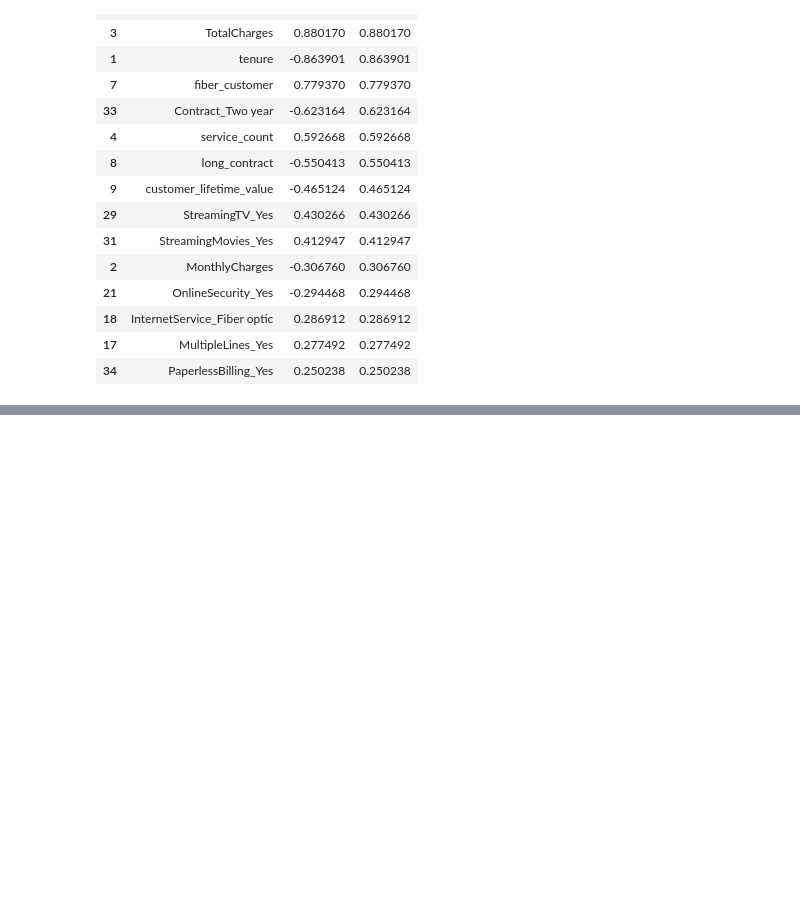
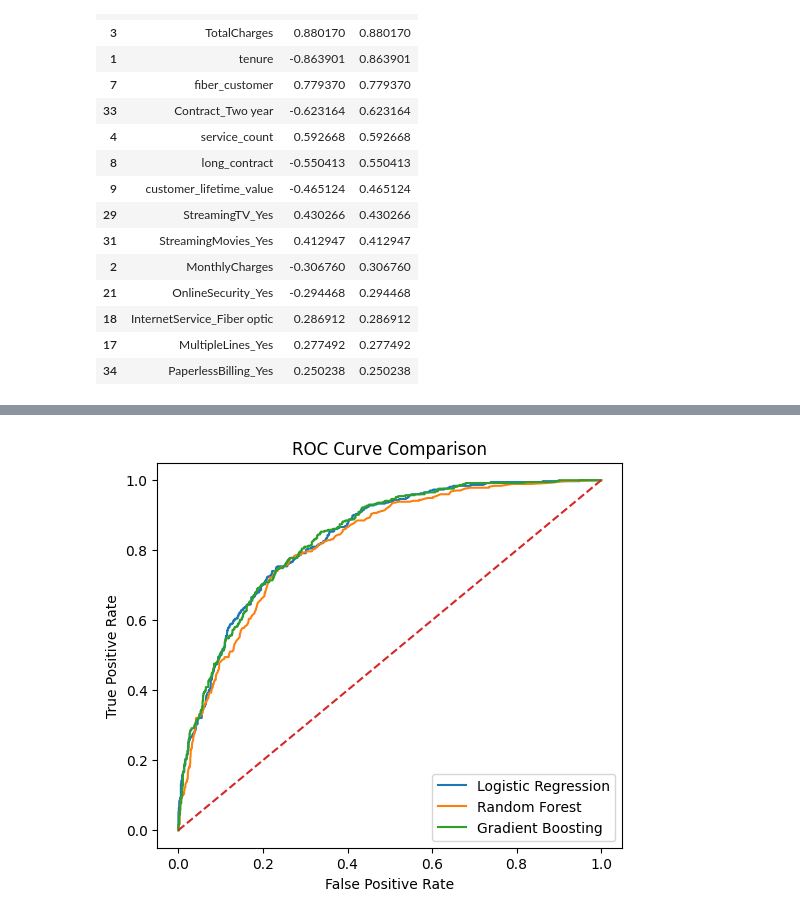
Before and after one commit to deekshitha9131/telecom_churn_analysis, a Jupyter notebook: notebooks/05_modeling.ipynb, the cells around one changed output, grey strips where cells are left out. Cells and saved outputs as stored; diff of their text form; code cells hidden in the pictures; blank space fills up the shorter version.

```diff
--- a/notebooks/05_modeling.ipynb
+++ b/notebooks/05_modeling.ipynb
@@ -201,0 +242,20 @@ comparison
+# %%
+from sklearn.ensemble import GradientBoostingClassifier
+
+gb = GradientBoostingClassifier(
+    n_estimators=300,
+    learning_rate=0.05,
+    max_depth=3,
+    random_state=42
+)
+
+gb.fit(X_train, y_train)
+
+gb_pred = gb.predict(X_test)
+gb_prob = gb.predict_proba(X_test)[:,1]
+
+print(classification_report(y_test, gb_pred))
+
+gb_auc = roc_auc_score(y_test, gb_prob)
+
+print("Gradient Boosting ROC AUC:", gb_auc)
@@ -201,0 +309,23 @@ comparison
+# %%
+plt.figure(figsize=(6,5))
+
+fpr_lr, tpr_lr, _ = roc_curve(y_test, y_prob)
+fpr_rf, tpr_rf, _ = roc_curve(y_test, rf_prob)
+fpr_gb, tpr_gb, _ = roc_curve(y_test, gb_prob)
+
+plt.plot(fpr_lr, tpr_lr, label="Logistic Regression")
+plt.plot(fpr_rf, tpr_rf, label="Random Forest")
+plt.plot(fpr_gb, tpr_gb, label="Gradient Boosting")
+
+plt.plot([0,1],[0,1],'--')
+
+plt.xlabel("False Positive Rate")
+plt.ylabel("True Positive Rate")
+
+plt.title("ROC Curve Comparison")
+
+plt.legend()
+
+plt.show()
+# %% [output]
+[figure, added]
```
Also changed, not shown: parts of 17 cells of this notebook, 2 other files.
